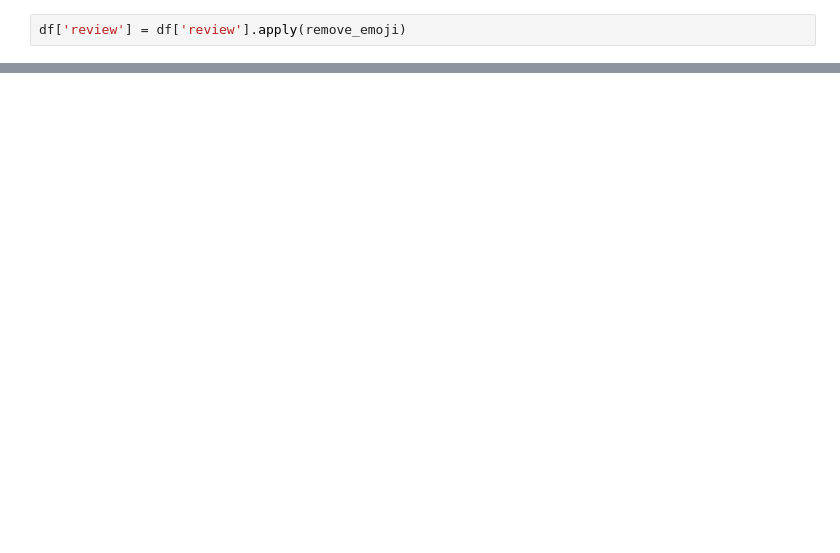
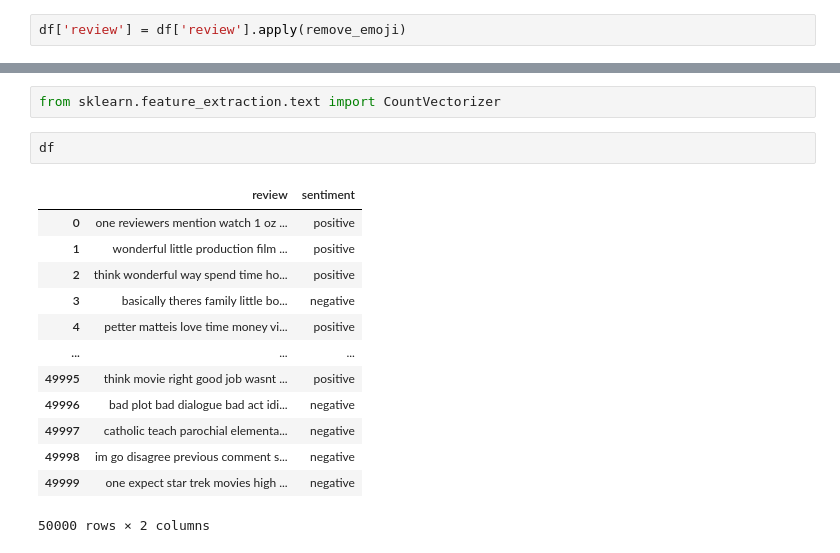
Before and after one commit to mahfuz-raihan/nlpcheck, a Jupyter notebook: 3_text_representation/basic_text_representation_assesment.ipynb, the cells around one changed output, grey strips where cells are left out. Drawn from its saved outputs; the diff is of its cells as text; blank space fills up the shorter version.

```diff
--- a/3_text_representation/basic_text_representation_assesment.ipynb
+++ b/3_text_representation/basic_text_representation_assesment.ipynb
@@ -111,0 +345,18 @@ df['review'] = df['review'].apply(remove_emoji)
+# %%
+from sklearn.feature_extraction.text import CountVectorizer
+# %%
+df
+# %% [output]
+|  | review | sentiment |
+| 0 | one reviewers mention watch 1 oz ... | positive |
+| 1 | wonderful little production film ... | positive |
+| 2 | think wonderful way spend time ho... | positive |
+| 3 | basically theres family little bo... | negative |
+| 4 | petter matteis love time money vi... | positive |
+| ... | ... | ... |
+| 49995 | think movie right good job wasnt ... | positive |
+| 49996 | bad plot bad dialogue bad act idi... | negative |
+| 49997 | catholic teach parochial elementa... | negative |
+| 49998 | im go disagree previous comment s... | negative |
+| 49999 | one expect star trek movies high ... | negative |
+50000 rows × 2 columns
```
Also changed, not shown: parts of 50 cells of this notebook, 1 other file.
